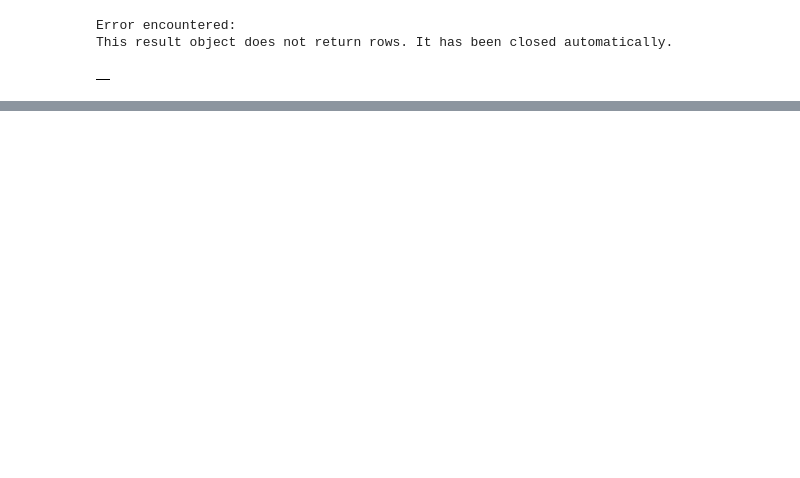
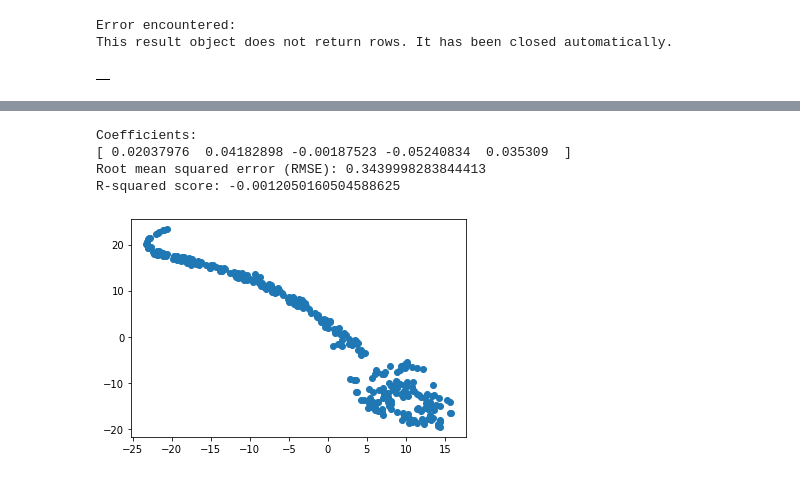
Before and after one commit to PratulSR/Sydney-Liveability-Analysis, a Jupyter notebook: Demo Notebook.ipynb, the cells around one changed output, grey strips where cells are left out. Cells and saved outputs as stored; diff of their text form; code cells hidden in the pictures; blank space fills up the shorter version.

```diff
--- a/Demo Notebook.ipynb
+++ b/Demo Notebook.ipynb
@@ -714,0 +625,46 @@ query(conn, sql)
+# %%
+# df = pd.read_csv('CAvideos_stat.csv')
+X = merged[['hz','az','cz','rz','sz']]      # slice dataFrame for input variables
+y = merged['sigmoid']        # slice dataFrame for target variable
+X_train, X_test, y_train, y_test = train_test_split(X, y, test_size=0.1, random_state=42)
+regr = linear_model.LinearRegression().fit(X_train, y_train)
+
+# # Let's create one sample and predict the number of comments
+# sample = [1000, 100]        # a sample with 1000 likes and 100 dislikes
+# sample_pred = regr.predict([sample])
+# print('----- Sample case -----')
+# print("likes:",sample[0])
+# print("dislikes:",sample[1])
+# print('Predicted number of comments:', int(sample_pred))
+# print('-----------------------')
+
+# The coefficients
+print('Coefficients:')
+print(regr.coef_)
+# Use the model to predict y from X_test
+y_pred = regr.predict(X_test)
+# Root mean squared error
+mse = metrics.mean_squared_error(y_test, y_pred)
+print('Root mean squared error (RMSE):', sqrt(mse))
+# R-squared score: 1 is perfect prediction
+print('R-squared score:', metrics.r2_score(y_test, y_pred))
+# %% [output]
+Coefficients:
+[ 0.02037976  0.04182898 -0.00187523 -0.05240834  0.035309  ]
+Root mean squared error (RMSE): 0.3439998283844413
+R-squared score: -0.0012050160504588625
+# %%
+# Defining Model
+model = TSNE(learning_rate=100)
+
+# Fitting Model
+transformed = model.fit_transform(merged[['hz','cz','az','cz','sz']])
+
+# Plotting 2d t-Sne
+x_axis = transformed[:, 0]
+y_axis = transformed[:, 1]
+
+plt.scatter(x_axis, y_axis)
+plt.show()
+# %% [output]
+[figure, added]
```
Also changed, not shown: parts of 26 cells of this notebook.
